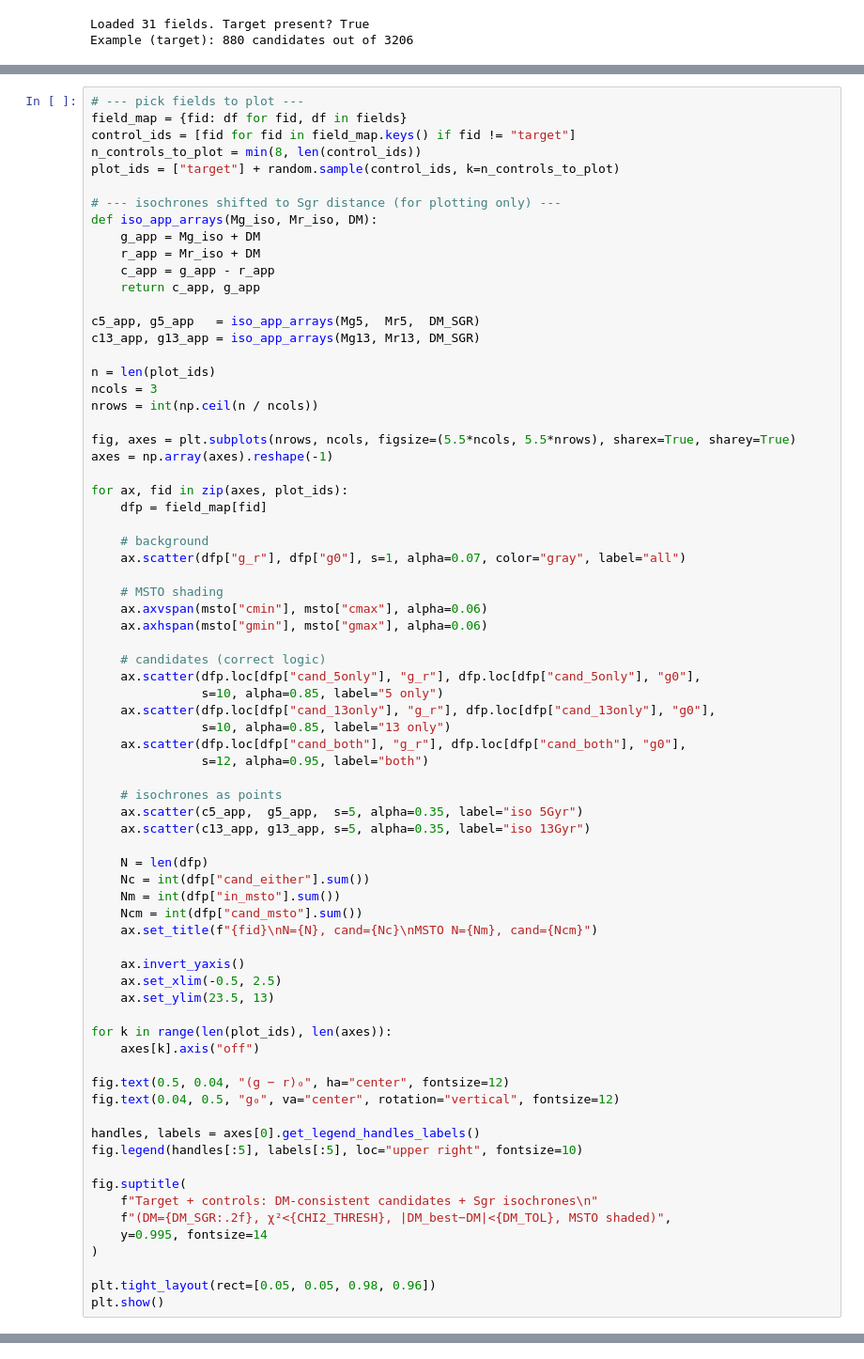
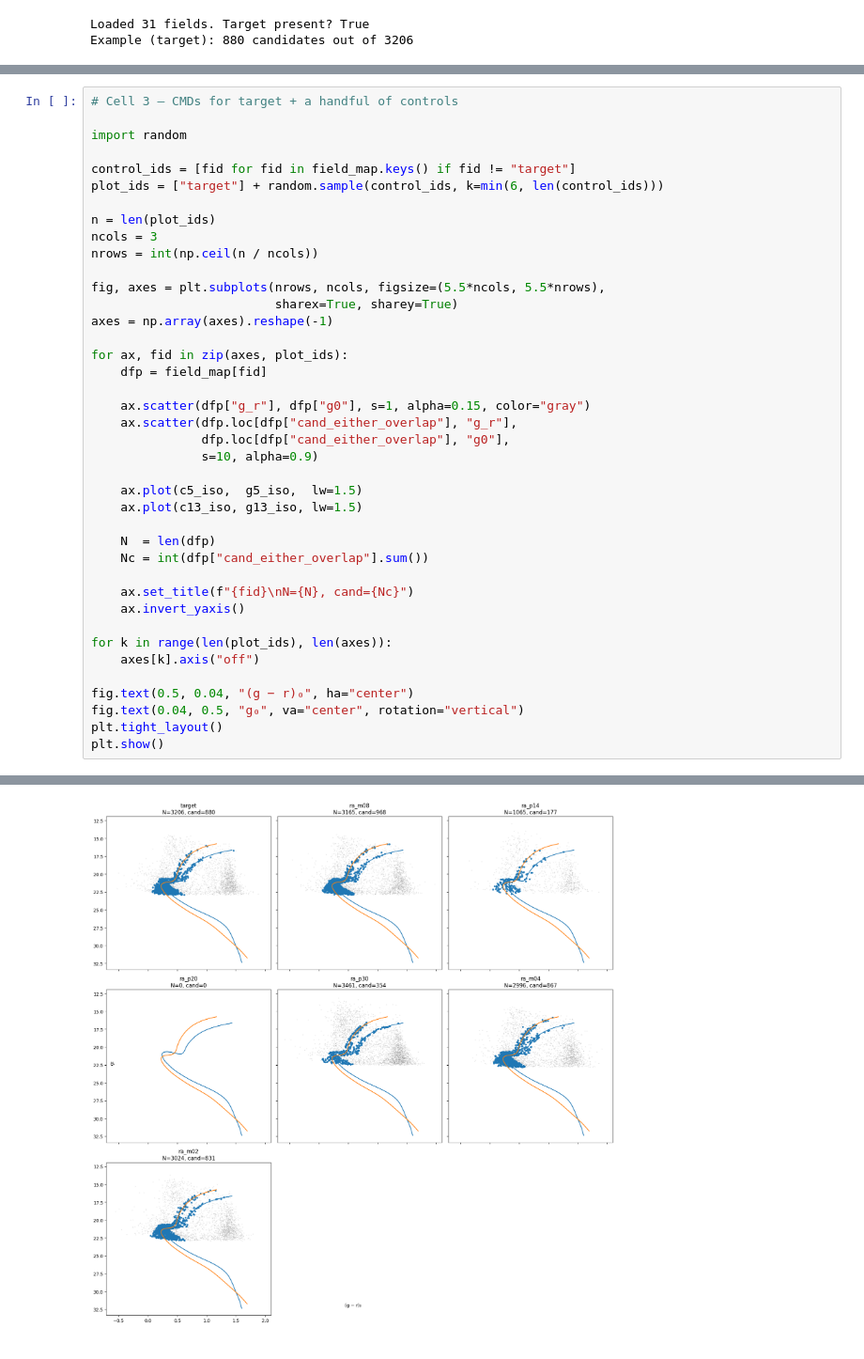
Before and after one commit to zangston/ASTR-5140, a Jupyter notebook: project2/error-bar-overlap.ipynb, the cells around one changed output, grey strips where cells are left out. Shown at 94% size. Saved outputs shown, nothing was run; the diff lists cells and outputs as text.

```diff
--- a/project2/error-bar-overlap.ipynb
+++ b/project2/error-bar-overlap.ipynb
@@ -162,75 +192,42 @@ print("Target candidates:",
 Target candidates: 880 out of 3206
 # %%
-# --- pick fields to plot ---
-field_map = {fid: df for fid, df in fields}
+# Cell 3 — CMDs for target + a handful of controls
+
+import random
+
 control_ids = [fid for fid in field_map.keys() if fid != "target"]
-n_controls_to_plot = min(8, len(control_ids))
-plot_ids = ["target"] + random.sample(control_ids, k=n_controls_to_plot)
-
-# --- isochrones shifted to Sgr distance (for plotting only) ---
-def iso_app_arrays(Mg_iso, Mr_iso, DM):
-    g_app = Mg_iso + DM
-    r_app = Mr_iso + DM
-    c_app = g_app - r_app
-    return c_app, g_app
-
-c5_app, g5_app   = iso_app_arrays(Mg5,  Mr5,  DM_SGR)
-c13_app, g13_app = iso_app_arrays(Mg13, Mr13, DM_SGR)
+plot_ids = ["target"] + random.sample(control_ids, k=min(6, len(control_ids)))
 
 n = len(plot_ids)
 ncols = 3
 nrows = int(np.ceil(n / ncols))
 
-fig, axes = plt.subplots(nrows, ncols, figsize=(5.5*ncols, 5.5*nrows), sharex=True, sharey=True)
+fig, axes = plt.subplots(nrows, ncols, figsize=(5.5*ncols, 5.5*nrows),
+                         sharex=True, sharey=True)
 axes = np.array(axes).reshape(-1)
 
 for ax, fid in zip(axes, plot_ids):
     dfp = field_map[fid]
 
-    # background
-    ax.scatter(dfp["g_r"], dfp["g0"], s=1, alpha=0.07, color="gray", label="all")
+    ax.scatter(dfp["g_r"], dfp["g0"], s=1, alpha=0.15, color="gray")
+    ax.scatter(dfp.loc[dfp["cand_either_overlap"], "g_r"],
+               dfp.loc[dfp["cand_either_overlap"], "g0"],
+               s=10, alpha=0.9)
 
-    # MSTO shading
-    ax.axvspan(msto["cmin"], msto["cmax"], alpha=0.06)
-    ax.axhspan(msto["gmin"], msto["gmax"], alpha=0.06)
+    ax.plot(c5_iso,  g5_iso,  lw=1.5)
+    ax.plot(c13_iso, g13_iso, lw=1.5)
 
-    # candidates (correct logic)
-    ax.scatter(dfp.loc[dfp["cand_5only"], "g_r"], dfp.loc[dfp["cand_5only"], "g0"],
-               s=10, alpha=0.85, label="5 only")
-    ax.scatter(dfp.loc[dfp["cand_13only"], "g_r"], dfp.loc[dfp["cand_13only"], "g0"],
-               s=10, alpha=0.85, label="13 only")
-    ax.scatter(dfp.loc[dfp["cand_both"], "g_r"], dfp.loc[dfp["cand_both"], "g0"],
-               s=12, alpha=0.95, label="both")
+    N  = len(dfp)
+    Nc = int(dfp["cand_either_overlap"].sum())
 
-    # isochrones as points
-    ax.scatter(c5_app,  g5_app,  s=5, alpha=0.35, label="iso 5Gyr")
-    ax.scatter(c13_app, g13_app, s=5, alpha=0.35, label="iso 13Gyr")
-
-    N = len(dfp)
-    Nc = int(dfp["cand_either"].sum())
-    Nm = int(dfp["in_msto"].sum())
-    Ncm = int(dfp["cand_msto"].sum())
-    ax.set_title(f"{fid}\nN={N}, cand={Nc}\nMSTO N={Nm}, cand={Ncm}")
-
+    ax.set_title(f"{fid}\nN={N}, cand={Nc}")
     ax.invert_yaxis()
-    ax.set_xlim(-0.5, 2.5)
-    ax.set_ylim(23.5, 13)
 
 for k in range(len(plot_ids), len(axes)):
     axes[k].axis("off")
 
-fig.text(0.5, 0.04, "(g − r)₀", ha="center", fontsize=12)
-fig.text(0.04, 0.5, "g₀", va="center", rotation="vertical", fontsize=12)
-
-handles, labels = axes[0].get_legend_handles_labels()
-fig.legend(handles[:5], labels[:5], loc="upper right", fontsize=10)
-
-fig.suptitle(
-    f"Target + controls: DM-consistent candidates + Sgr isochrones\n"
-    f"(DM={DM_SGR:.2f}, χ²<{CHI2_THRESH}, |DM_best−DM|<{DM_TOL}, MSTO shaded)",
-    y=0.995, fontsize=14
-)
-
-plt.tight_layout(rect=[0.05, 0.05, 0.98, 0.96])
+fig.text(0.5, 0.04, "(g − r)₀", ha="center")
+fig.text(0.04, 0.5, "g₀", va="center", rotation="vertical")
+plt.tight_layout()
 plt.show()
 # %% [output]
@@ -237,0 +234 @@ NameError: name 'random' is not defined
+[figure, added]
```
Also changed, not shown: parts of 4 cells of this notebook.
